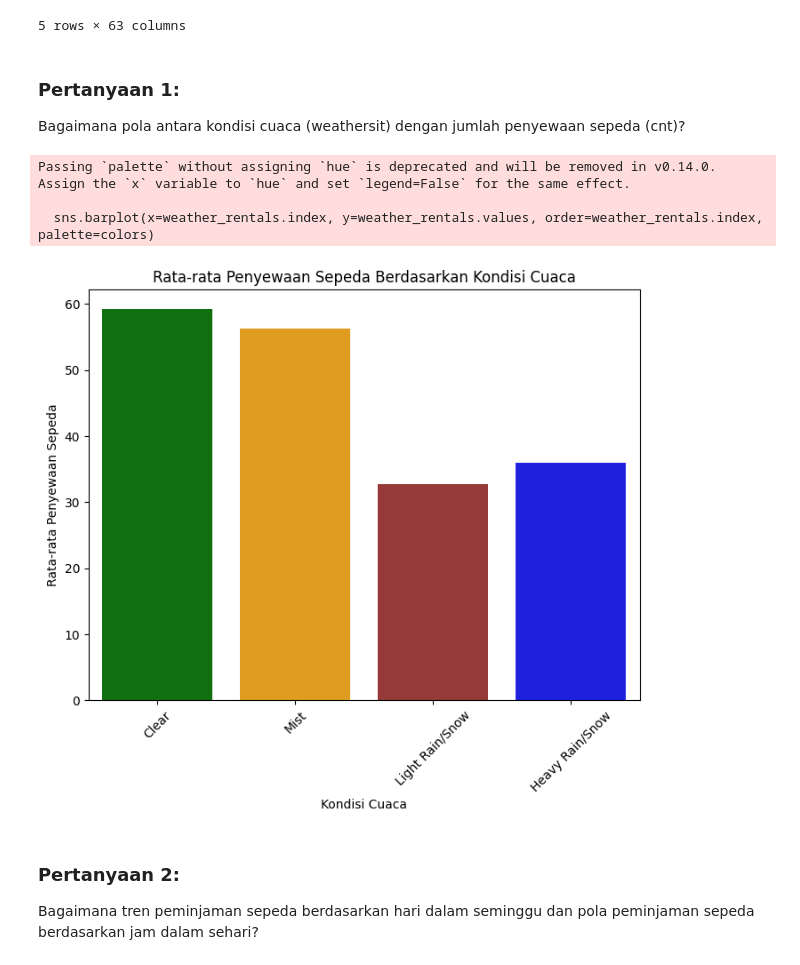
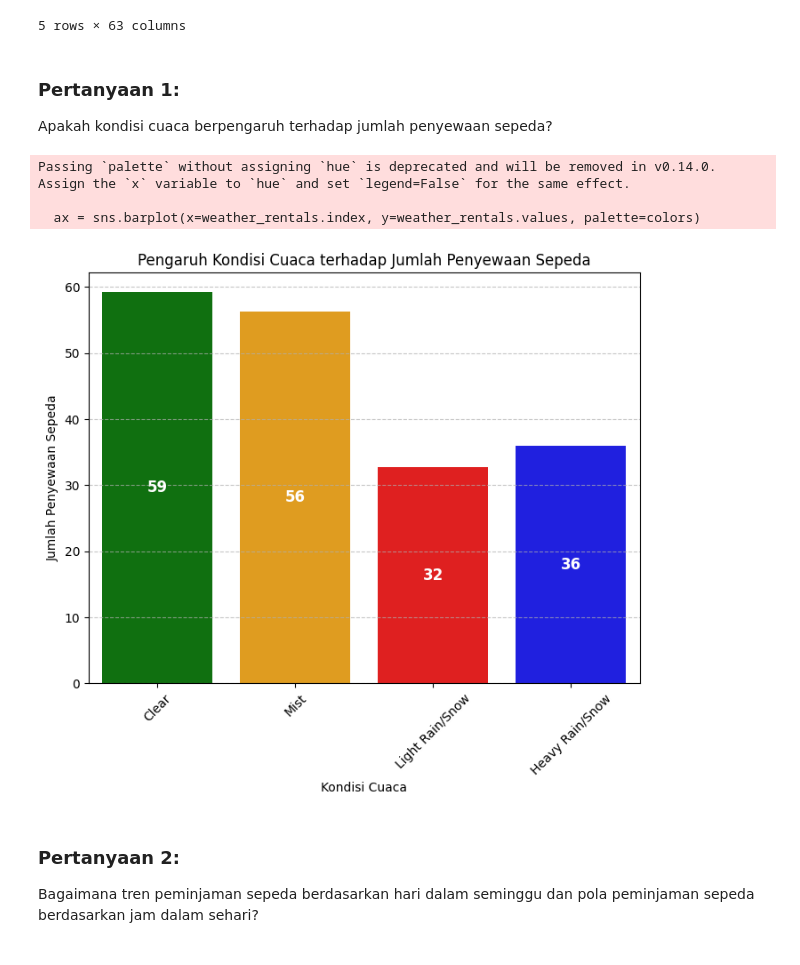
Before and after one commit to lailadwikartikasari/dashboard_Sederhana_Bike_Sharing, a Jupyter notebook: notebook .ipynb, the cells around one changed output. Cells and saved outputs as stored; diff of their text form; code cells hidden in the pictures.

```diff
--- a/notebook .ipynb
+++ b/notebook .ipynb
@@ -389,31 +389,45 @@ Bike_Sharing_df.sample(5)
 5 rows × 63 columns
 # %% [markdown]
 ### Pertanyaan 1:
-Bagaimana pola antara kondisi cuaca (weathersit) dengan jumlah penyewaan sepeda (cnt)?
+Apakah kondisi cuaca berpengaruh terhadap jumlah penyewaan sepeda?
 # %%
-# Mapping for weather situations
+# Mapping kondisi cuaca
 weathersit_mapping = {1: "Clear", 2: "Mist", 3: "Light Rain/Snow", 4: "Heavy Rain/Snow"}
+weather_order = ["Clear", "Mist", "Light Rain/Snow", "Heavy Rain/Snow"]  # Urutan yang benar
 
-# Group data by weather situation and calculate the average bike rentals
+# Kelompokkan data berdasarkan kondisi cuaca dan hitung rata-rata penyewaan sepeda
 weather_rentals = Bike_Sharing_df.groupby('weathersit_y_x')['cnt_y_x'].mean()
 
-# Convert index to meaningful labels using weathersit_mapping
+# Ubah indeks ke label kondisi cuaca yang lebih mudah dipahami
 weather_rentals.index = weather_rentals.index.map(weathersit_mapping)
 
-# Create a bar plot
+# Pastikan data diurutkan sesuai dengan urutan kondisi cuaca yang benar
+weather_rentals = weather_rentals.reindex(weather_order)
+
+# Buat bar plot
 plt.figure(figsize=(8, 6))
-colors = ['green', 'orange', 'brown', 'blue'] # list warna yang diinginkan
-sns.barplot(x=weather_rentals.index, y=weather_rentals.values, order=weather_rentals.index, palette=colors)
-plt.title('Rata-rata Penyewaan Sepeda Berdasarkan Kondisi Cuaca')
+colors = ['green', 'orange', 'red', 'blue']  # Warna disesuaikan dengan kondisi cuaca
+ax = sns.barplot(x=weather_rentals.index, y=weather_rentals.values, palette=colors)
+
+# Tambahkan nilai ke dalam batang diagram
+for bar, val in zip(ax.patches, weather_rentals.values):
+    ax.text(bar.get_x() + bar.get_width() / 2, bar.get_height() / 2, f"{int(val)}",
+            ha='center', va='center', fontsize=12, fontweight='bold', color='white')
+
+# Judul dan label sumbu
+plt.title('Pengaruh Kondisi Cuaca terhadap Jumlah Penyewaan Sepeda')
 plt.xlabel('Kondisi Cuaca')
-plt.ylabel('Rata-rata Penyewaan Sepeda')
-plt.xticks(rotation=45)  # Rotasi label x agar lebih mudah dibaca
+plt.ylabel('Jumlah Penyewaan Sepeda')
+plt.xticks(rotation=45)  # Putar label sumbu X agar lebih mudah dibaca
+plt.grid(axis='y', linestyle='--', alpha=0.7)
+
+# Tampilkan plot
 plt.show()
 # %% [output]
 Passing `palette` without assigning `hue` is deprecated and will be removed in v0.14.0. Assign the `x` variable to `hue` and set `legend=False` for the same effect.
 
-  sns.barplot(x=weather_rentals.index, y=weather_rentals.values, order=weather_rentals.index, palette=colors)
+  ax = sns.barplot(x=weather_rentals.index, y=weather_rentals.values, palette=colors)
-[figure, old version]
+[figure, new version]
 # %% [markdown]
 ### Pertanyaan 2:
 Bagaimana tren peminjaman sepeda berdasarkan hari dalam seminggu dan pola peminjaman sepeda berdasarkan jam dalam sehari?
```
Also changed, not shown: parts of 5 cells of this notebook.
